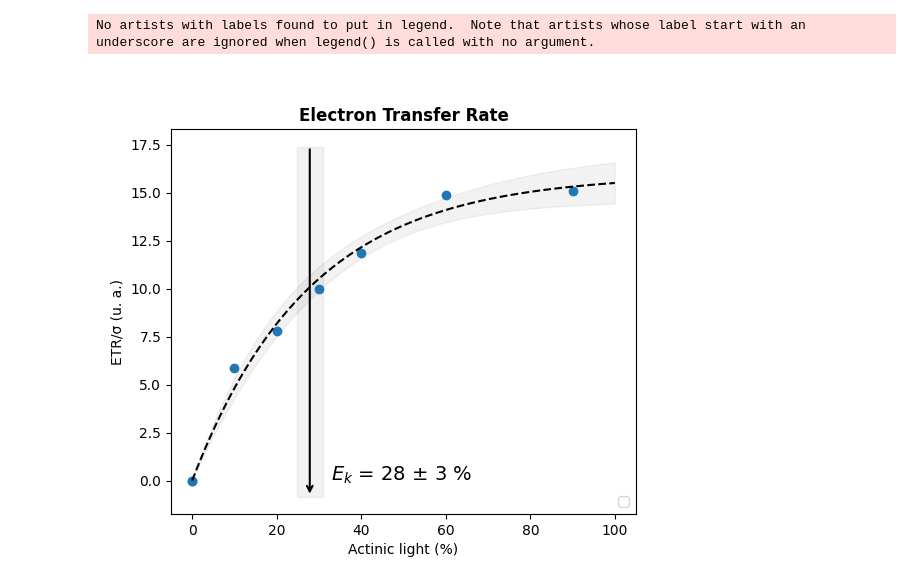
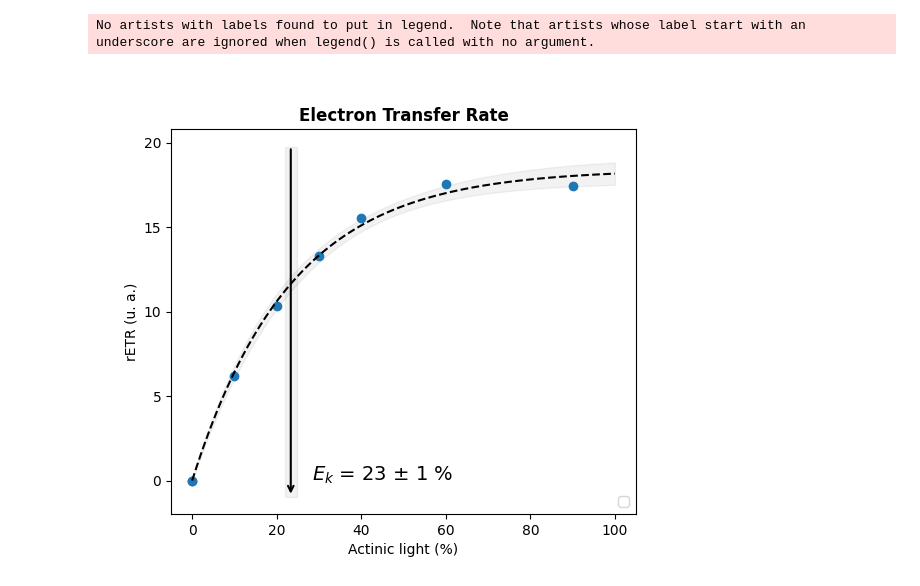
Before and after one commit to orlandomarcelo/DREAM_repo, a Jupyter notebook: Notebooks/PSI_Ek_court.ipynb, the cells around one changed output. Saved outputs shown, nothing was run; the diff lists cells and outputs as text; code cells hidden in the pictures.

```diff
--- a/Notebooks/PSI_Ek_court.ipynb
+++ b/Notebooks/PSI_Ek_court.ipynb
@@ -26,5 +81,5 @@ importlib.reload(mf)
 # %%
-manip = ExperimentClass.Experiment("20240725_activation_stt71A6_control_3","PSI", DataType=".csv", sep = ';')
+manip = ExperimentClass.Experiment("20240717_activation_WT4A_control_1","PSI", DataType=".csv", sep = ';')
 #Intensities = [0, 5, 10, 15, 20, 25, 30, 35, 40, 45, 50, 60, 70, 80, 100]
 Intensities = [0, 10, 20, 30, 40, 60, 90]
 # %%
@@ -133,31 +207,32 @@ fig.savefig(f"{manip.fig_folder}/Parameters.png", dpi=300)
 # %%
 
 light = [0] + params_df.Actinic.tolist()
 ETR = [0] + params_df.ETR.tolist()
 
 fig, ax = plt.subplots(figsize = (6,5))
 ax.set_title("Electron Transfer Rate", fontweight = 'bold')
 ax.plot(light, ETR, 'o')
 ax.legend(loc = 'lower right')
+
 
 popt, pcov, xfit, yfit = tools.Ek_fit(light, ETR, 0, 100, 100, p0 = [15, 20])
 err = tools.my_err(xfit, popt, pcov, mf.Ek)
 ax.fill_between(xfit, yfit - 1.94*err, yfit + 1.94*err, alpha=0.05, color = 'k')
 ax.plot(xfit, yfit, '--', color ='k', linewidth = 1.5)
 Ek = popt[1]
 Ek_err = np.sqrt(np.diag(pcov))[1]
 
 ylim = ax.get_ylim()
 
 ax.annotate("", xy=(Ek, ylim[0]), xytext=(Ek, ylim[1]), arrowprops=dict(arrowstyle="->", color="k", linewidth = 1.5))
 ax.fill_betweenx(ylim, Ek - Ek_err, Ek + Ek_err, color="k", alpha=0.05)
 ax.text(Ek + 5, 0, f"$E_k$ = {Ek:.0f} ± {Ek_err:.0f} %", fontsize = 14, color = "k")
 
 
 ax.set_xlabel("Actinic light (%)")
-ax.set_ylabel("ETR/σ (u. a.)")
+ax.set_ylabel("rETR (u. a.)")
 
 fig.savefig(f"{manip.fig_folder}/ETR.png", dpi=300)
 # %% [output]
 No artists with labels found to put in legend.  Note that artists whose label start with an underscore are ignored when legend() is called with no argument.
-[figure, old version]
+[figure, new version]
```
Also changed, not shown: parts of 9 cells of this notebook, 8 other files.
